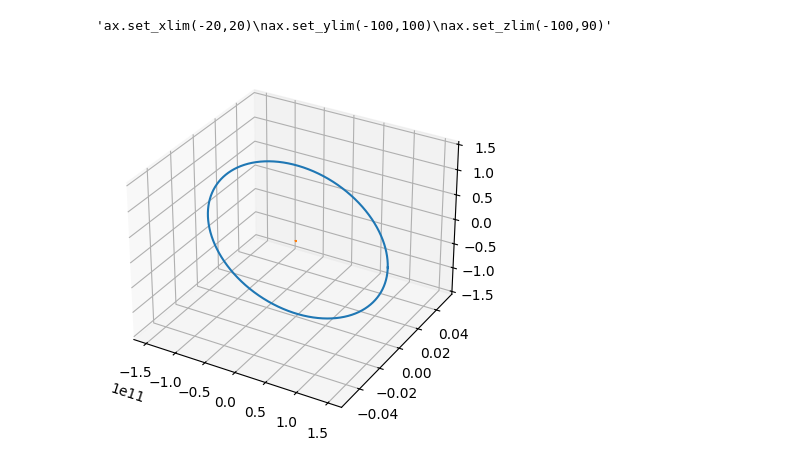
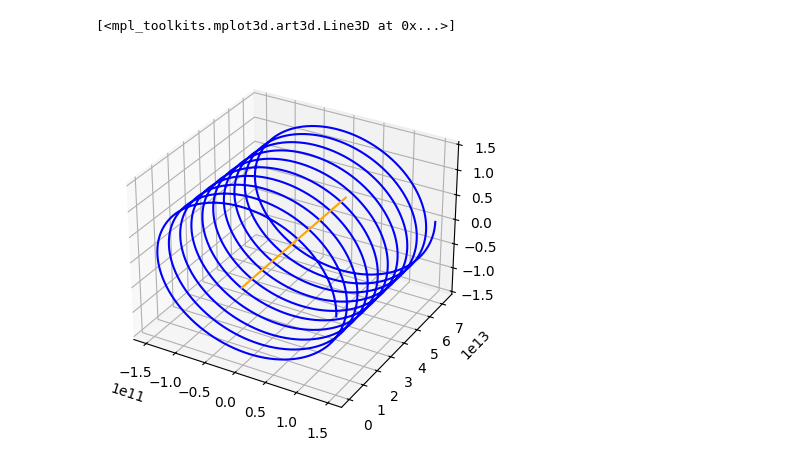
Before and after one commit to SUPARNAJIT-lang/Gravity-and-N-Body-problem, a Jupyter notebook: Gravity.ipynb, the cells around one changed output. Saved outputs shown, nothing was run; the diff lists cells and outputs as text; code cells hidden in the pictures.

```diff
--- a/Gravity.ipynb
+++ b/Gravity.ipynb
@@ -9,38 +9,38 @@ import numpy as np
 
 α=1.496e11
 β=29783
-
+γ=2.3*10**5
 
 m1=5.972e24
 m2=1.989e30
 
 G=6.674e-11
-state10=(α,0,0,0,0,β)
-state20=(0,0,0,0,0,0)
+state10=(α,0,0,0,γ,β)
+state20=(0,0,0,0,γ,0)
 stateθ=np.concatenate((state10,state20))
-t=np.linspace(0,3.154e7,10000)
+t=np.linspace(0,10*3.154e7,10000)
 
 
 def a(state,t):
     x1,y1,z1,vx1,vy1,vz1,x2,y2,z2,vx2,vy2,vz2=state
     r12=np.array([x2-x1,y2-y1,z2-z1])
     δ=np.linalg.norm(r12)
     φ=r12/δ
     ψ=G*m1*m2/(δ**2)
 
     a1=φ*ψ/m1
     a2=φ*(-ψ)/m2
 
 
     return vx1,vy1,vz1,a1[0],a1[1],a1[2],vx2,vy2,vz2,a2[0],a2[1],a2[2]
 
 sol=odeint(a,stateθ,t)
 
 fig=plt.figure()
 ax=fig.add_subplot(111, projection="3d")
 
-ax.plot(sol.T[0],sol.T[1],sol.T[2])
-ax.plot(sol.T[6],sol.T[7],sol.T[8])
+ax.plot(sol.T[0],sol.T[1],sol.T[2],color="blue")
+ax.plot(sol.T[6],sol.T[7],sol.T[8],color="orange")
 # %% [output]
-'ax.set_xlim(-20,20)\nax.set_ylim(-100,100)\nax.set_zlim(-100,90)'
+[<mpl_toolkits.mplot3d.art3d.Line3D at 0x...>]
-[figure, old version]
+[figure, new version]
```
